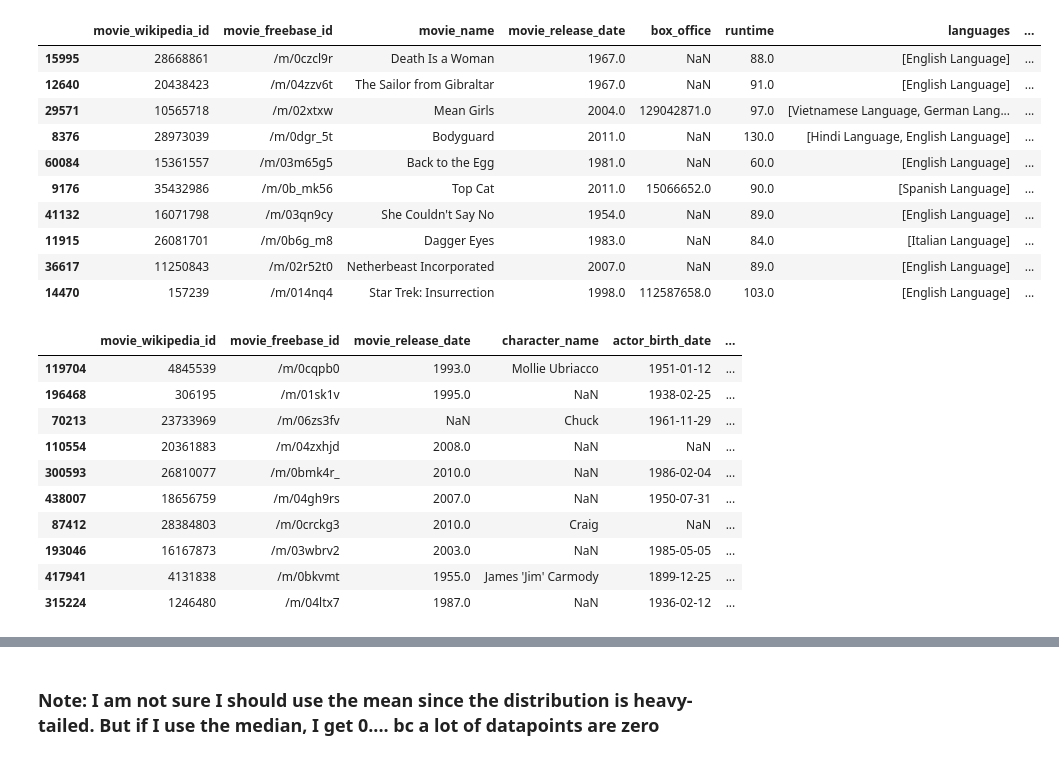
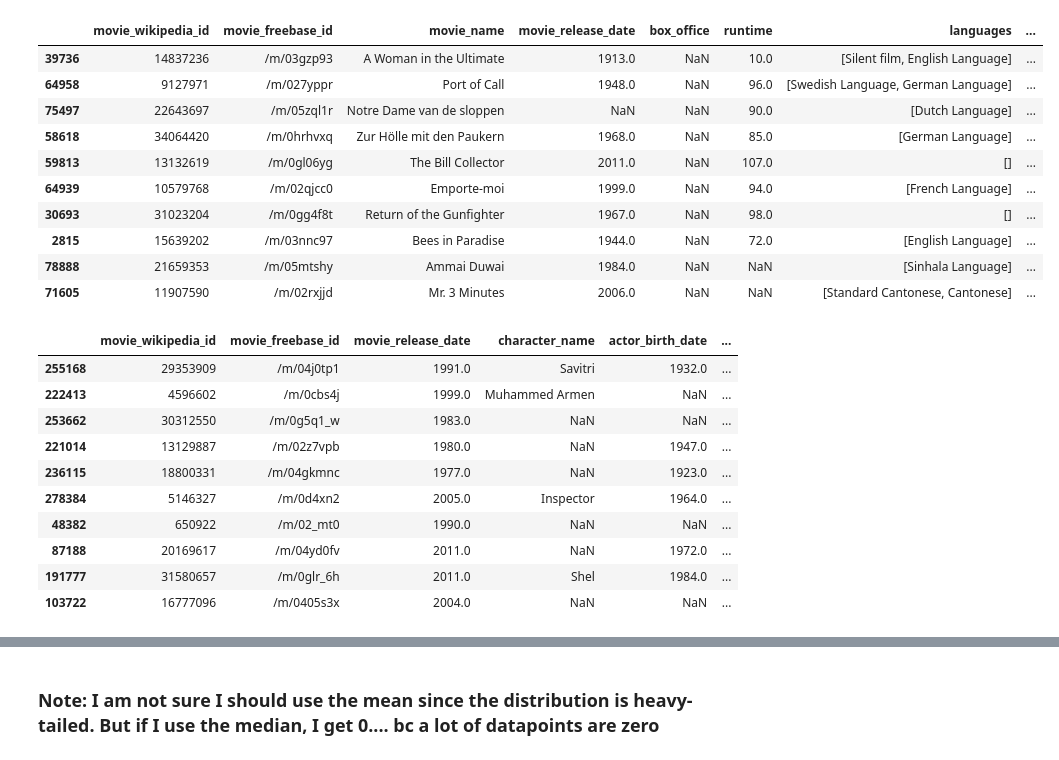
Before and after one commit to epfl-ada/ada-2023-project-adacalypse, a Jupyter notebook: code/actors_career_arc.ipynb, the cells around one changed output, grey strips where cells are left out. Cells and saved outputs as stored; diff of their text form; code cells hidden in the pictures.

```diff
--- a/code/actors_career_arc.ipynb
+++ b/code/actors_career_arc.ipynb
@@ -7,37 +7,38 @@ from helpers import load_data_with_columns, date_to_int
 # %%
 DATAFOLDER = '../data/'
 character_metadata = load_data_with_columns(DATAFOLDER, 'character.metadata.tsv')
 movie_metadata = load_data_with_columns(DATAFOLDER, 'movie.metadata.tsv')
 
 movie_metadata = date_to_int(movie_metadata, 'movie_release_date')
 
 character_metadata = date_to_int(character_metadata, 'movie_release_date')
+character_metadata = date_to_int(character_metadata, 'actor_birth_date')
 
 display(movie_metadata.sample(10))
 display(character_metadata.sample(10))
 # %% [output]
 |  | movie_wikipedia_id | movie_freebase_id | movie_name | movie_release_date | box_office | runtime | languages | ... |
-| 15995 | 28668861 | /m/0czcl9r | Death Is a Woman | 1967.0 | NaN | 88.0 | [English Language] | ... |
-| 12640 | 20438423 | /m/04zzv6t | The Sailor from Gibraltar | 1967.0 | NaN | 91.0 | [English Language] | ... |
-| 29571 | 10565718 | /m/02xtxw | Mean Girls | 2004.0 | 129042871.0 | 97.0 | [Vietnamese Language, German Lang... | ... |
-| 8376 | 28973039 | /m/0dgr_5t | Bodyguard | 2011.0 | NaN | 130.0 | [Hindi Language, English Language] | ... |
-| 60084 | 15361557 | /m/03m65g5 | Back to the Egg | 1981.0 | NaN | 60.0 | [English Language] | ... |
-| 9176 | 35432986 | /m/0b_mk56 | Top Cat | 2011.0 | 15066652.0 | 90.0 | [Spanish Language] | ... |
-| 41132 | 16071798 | /m/03qn9cy | She Couldn't Say No | 1954.0 | NaN | 89.0 | [English Language] | ... |
-| 11915 | 26081701 | /m/0b6g_m8 | Dagger Eyes | 1983.0 | NaN | 84.0 | [Italian Language] | ... |
-| 36617 | 11250843 | /m/02r52t0 | Netherbeast Incorporated | 2007.0 | NaN | 89.0 | [English Language] | ... |
-| 14470 | 157239 | /m/014nq4 | Star Trek: Insurrection | 1998.0 | 112587658.0 | 103.0 | [English Language] | ... |
+| 39736 | 14837236 | /m/03gzp93 | A Woman in the Ultimate | 1913.0 | NaN | 10.0 | [Silent film, English Language] | ... |
+| 64958 | 9127971 | /m/027yppr | Port of Call | 1948.0 | NaN | 96.0 | [Swedish Language, German Language] | ... |
+| 75497 | 22643697 | /m/05zql1r | Notre Dame van de sloppen | NaN | NaN | 90.0 | [Dutch Language] | ... |
+| 58618 | 34064420 | /m/0hrhvxq | Zur Hölle mit den Paukern | 1968.0 | NaN | 85.0 | [German Language] | ... |
+| 59813 | 13132619 | /m/0gl06yg | The Bill Collector | 2011.0 | NaN | 107.0 | [] | ... |
+| 64939 | 10579768 | /m/02qjcc0 | Emporte-moi | 1999.0 | NaN | 94.0 | [French Language] | ... |
+| 30693 | 31023204 | /m/0gg4f8t | Return of the Gunfighter | 1967.0 | NaN | 98.0 | [] | ... |
+| 2815 | 15639202 | /m/03nnc97 | Bees in Paradise | 1944.0 | NaN | 72.0 | [English Language] | ... |
+| 78888 | 21659353 | /m/05mtshy | Ammai Duwai | 1984.0 | NaN | NaN | [Sinhala Language] | ... |
+| 71605 | 11907590 | /m/02rxjjd | Mr. 3 Minutes | 2006.0 | NaN | NaN | [Standard Cantonese, Cantonese] | ... |
 |  | movie_wikipedia_id | movie_freebase_id | movie_release_date | character_name | actor_birth_date | ... |
-| 119704 | 4845539 | /m/0cqpb0 | 1993.0 | Mollie Ubriacco | 1951-01-12 | ... |
-| 196468 | 306195 | /m/01sk1v | 1995.0 | NaN | 1938-02-25 | ... |
-| 70213 | 23733969 | /m/06zs3fv | NaN | Chuck | 1961-11-29 | ... |
-| 110554 | 20361883 | /m/04zxhjd | 2008.0 | NaN | NaN | ... |
-| 300593 | 26810077 | /m/0bmk4r_ | 2010.0 | NaN | 1986-02-04 | ... |
-| 438007 | 18656759 | /m/04gh9rs | 2007.0 | NaN | 1950-07-31 | ... |
-| 87412 | 28384803 | /m/0crckg3 | 2010.0 | Craig | NaN | ... |
-| 193046 | 16167873 | /m/03wbrv2 | 2003.0 | NaN | 1985-05-05 | ... |
-| 417941 | 4131838 | /m/0bkvmt | 1955.0 | James 'Jim' Carmody | 1899-12-25 | ... |
-| 315224 | 1246480 | /m/04ltx7 | 1987.0 | NaN | 1936-02-12 | ... |
+| 255168 | 29353909 | /m/04j0tp1 | 1991.0 | Savitri | 1932.0 | ... |
+| 222413 | 4596602 | /m/0cbs4j | 1999.0 | Muhammed Armen | NaN | ... |
+| 253662 | 30312550 | /m/0g5q1_w | 1983.0 | NaN | NaN | ... |
+| 221014 | 13129887 | /m/02z7vpb | 1980.0 | NaN | 1947.0 | ... |
+| 236115 | 18800331 | /m/04gkmnc | 1977.0 | NaN | 1923.0 | ... |
+| 278384 | 5146327 | /m/0d4xn2 | 2005.0 | Inspector | 1964.0 | ... |
+| 48382 | 650922 | /m/02_mt0 | 1990.0 | NaN | NaN | ... |
+| 87188 | 20169617 | /m/04yd0fv | 2011.0 | NaN | 1972.0 | ... |
+| 191777 | 31580657 | /m/0glr_6h | 2011.0 | Shel | 1984.0 | ... |
+| 103722 | 16777096 | /m/0405s3x | 2004.0 | NaN | NaN | ... |
 # %%
 movie_metadata = movie_metadata[movie_metadata['movie_release_date'] > 1850]
 # %%
```
Also changed, not shown: parts of 9 cells of this notebook.
